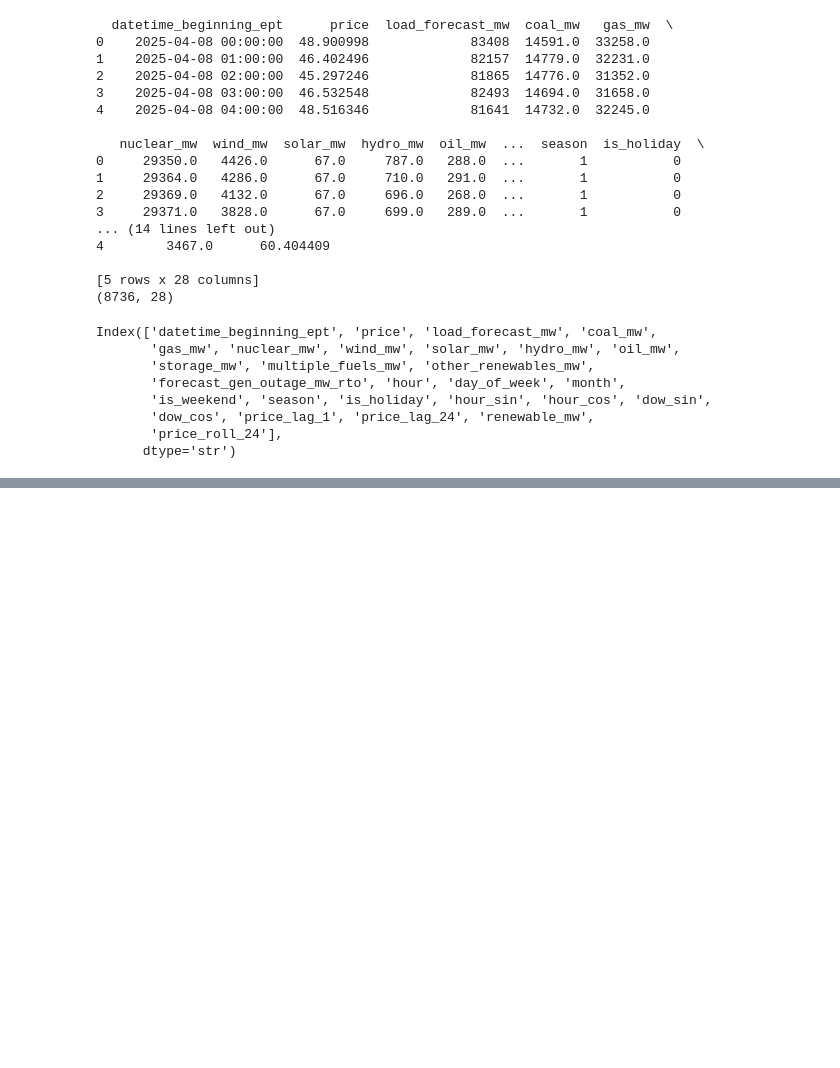
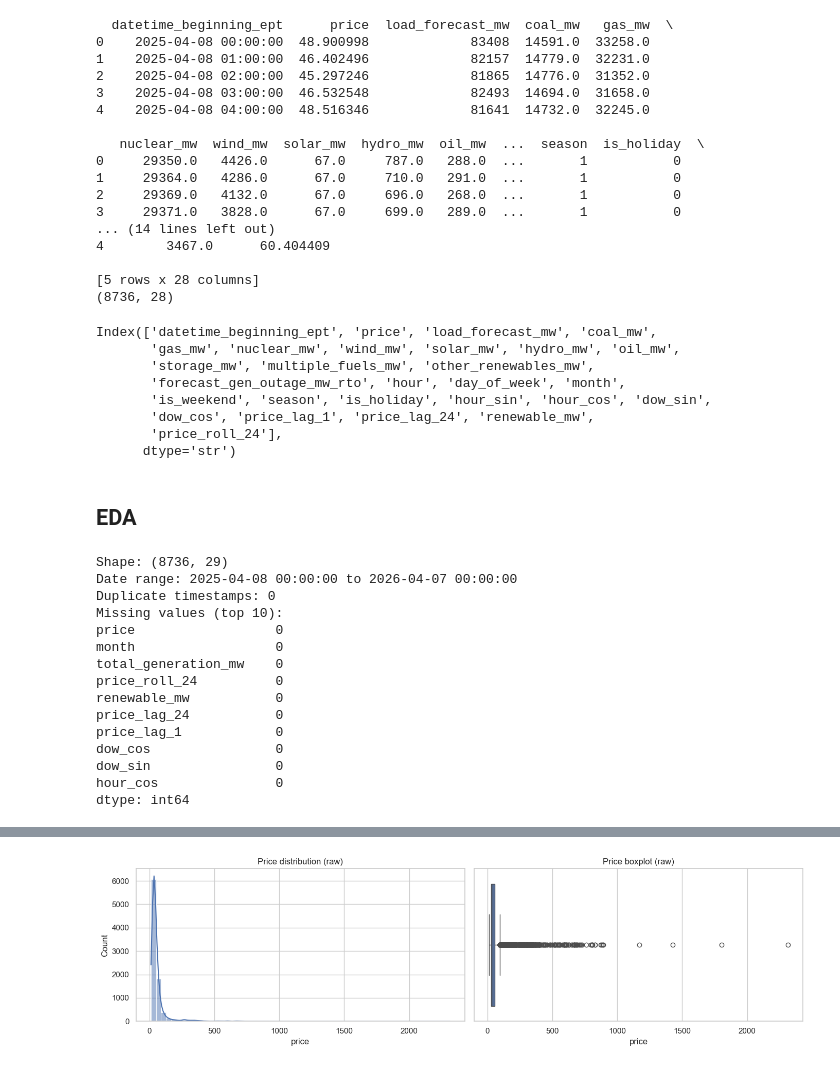
Before and after one commit to anthony240624/CS109B-Final-Project, a Jupyter notebook: data_preprocess.ipynb, the cells around one changed output, grey strips where cells are left out. Drawn from its saved outputs; the diff is of its cells as text; code cells hidden in the pictures; blank space fills up the shorter version.

```diff
--- a/data_preprocess.ipynb
+++ b/data_preprocess.ipynb
@@ -166,3 +168,61 @@ Index(['datetime_beginning_ept', 'price', 'load_forecast_mw', 'coal_mw',
        'dow_cos', 'price_lag_1', 'price_lag_24', 'renewable_mw',
        'price_roll_24'],
       dtype='str')
+# %% [markdown]
+## EDA
+# %%
+# EDA setup + sanity checks
+import matplotlib.pyplot as plt
+import seaborn as sns
+
+sns.set_theme(style="whitegrid")
+plt.rcParams["figure.figsize"] = (12, 4)
+
+eda = pd.read_csv("initial_data.csv")
+eda["datetime_beginning_ept"] = pd.to_datetime(eda["datetime_beginning_ept"])
+eda = eda.sort_values("datetime_beginning_ept").set_index("datetime_beginning_ept")
+
+fuel_cols = [
+    "coal_mw", "gas_mw", "nuclear_mw", "wind_mw", "solar_mw",
+    "hydro_mw", "oil_mw", "storage_mw", "multiple_fuels_mw", "other_renewables_mw"
+]
+eda["total_generation_mw"] = eda[fuel_cols].sum(axis=1)
+
+q01, q99 = eda["price"].quantile([0.01, 0.99])
+eda["price_capped"] = eda["price"].clip(lower=q01, upper=q99)
+
+print("Shape:", eda.shape)
+print("Date range:", eda.index.min(), "to", eda.index.max())
+print("Duplicate timestamps:", eda.index.duplicated().sum())
+print("Missing values (top 10):")
+print(eda.isna().sum().sort_values(ascending=False).head(10))
+
+display(
+    eda[["price", "price_capped", "load_forecast_mw", "total_generation_mw", "renewable_mw", "forecast_gen_outage_mw_rto"]]
+    .describe()
+    .T
+)
+
+fig, axes = plt.subplots(1, 2, figsize=(14, 4))
+sns.histplot(eda["price"], bins=60, kde=True, ax=axes[0])
+axes[0].set_title("Price distribution (raw)")
+sns.boxplot(x=eda["price"], ax=axes[1])
+axes[1].set_title("Price boxplot (raw)")
+plt.tight_layout()
+plt.show()
+# %% [output]
+Shape: (8736, 29)
+Date range: 2025-04-08 00:00:00 to 2026-04-07 00:00:00
+Duplicate timestamps: 0
+Missing values (top 10):
+price                  0
+month                  0
+total_generation_mw    0
+price_roll_24          0
+renewable_mw           0
+price_lag_24           0
+price_lag_1            0
+dow_cos                0
+dow_sin                0
+hour_cos               0
+dtype: int64
@@ -168,0 +236 @@ Index(['datetime_beginning_ept', 'price', 'load_forecast_mw', 'coal_mw',
+[figure, added]
```
Also changed, not shown: parts of 16 cells of this notebook.
